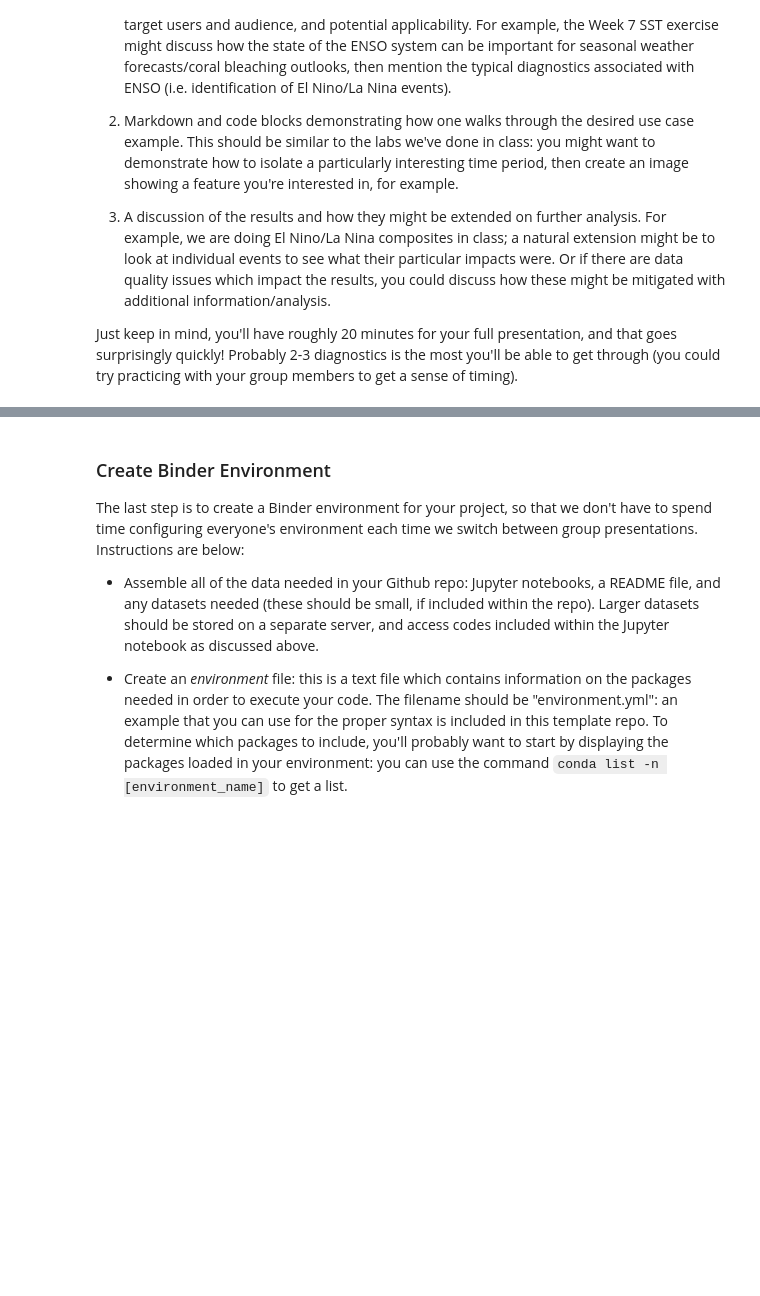
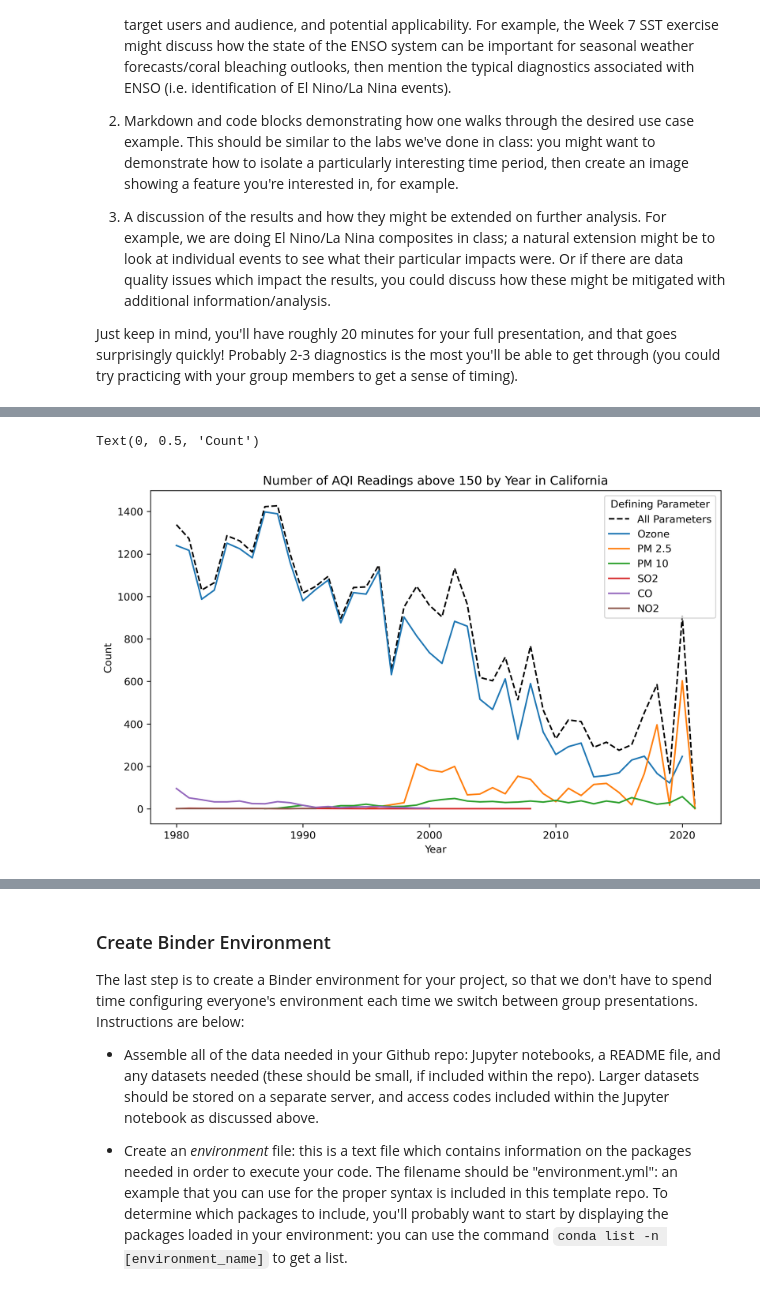
Before and after one commit to aqi-science/notebook, a Jupyter notebook: HW3_template.ipynb, the cells around one changed output, grey strips where cells are left out. Saved outputs shown, nothing was run; the diff lists cells and outputs as text; code cells hidden in the pictures; blank space fills up the shorter version.

```diff
--- a/HW3_template.ipynb
+++ b/HW3_template.ipynb
@@ -228,0 +330,42 @@ Just keep in mind, you'll have roughly 20 minutes for your full presentation, an
+# %%
+aqi_unhealthy_ca = aqi_unhealthy[aqi_unhealthy['State Name'] == 'California']
+# %%
+ozone_unhealthy_ca = aqi_unhealthy_ca[aqi_unhealthy_ca['Defining Parameter'] == 'Ozone']
+pm25_unhealthy_ca = aqi_unhealthy_ca[aqi_unhealthy_ca['Defining Parameter'] == 'PM2.5']
+pm10_unhealthy_ca = aqi_unhealthy_ca[aqi_unhealthy_ca['Defining Parameter'] == 'PM10']
+so2_unhealthy_ca = aqi_unhealthy_ca[aqi_unhealthy_ca['Defining Parameter'] == 'SO2']
+co_unhealthy_ca = aqi_unhealthy_ca[aqi_unhealthy_ca['Defining Parameter'] == 'CO']
+no2_unhealthy_ca = aqi_unhealthy_ca[aqi_unhealthy_ca['Defining Parameter'] == 'NO2']
+# %%
+counts_aqi_unhealthy_ca = aqi_unhealthy_ca.groupby('year').size().reset_index(name='count')
+counts_ozone_unhealthy_ca = ozone_unhealthy_ca.groupby('year').size().reset_index(name='count')
+counts_pm25_unhealthy_ca = pm25_unhealthy_ca.groupby('year').size().reset_index(name='count')
+counts_pm10_unhealthy_ca = pm10_unhealthy_ca.groupby('year').size().reset_index(name='count')
+counts_so2_unhealthy_ca = so2_unhealthy_ca.groupby('year').size().reset_index(name='count')
+counts_co_unhealthy_ca = co_unhealthy_ca.groupby('year').size().reset_index(name='count')
+counts_no2_unhealthy_ca = no2_unhealthy_ca.groupby('year').size().reset_index(name='count')
+# %%
+fig, ax = plt.subplots(figsize=(10,6), dpi = 300)
+
+plt.plot(counts_aqi_unhealthy_ca['year'], counts_aqi_unhealthy_ca['count'],
+         label = 'All Parameters', ls = 'dashed', color = 'black')
+plt.plot(counts_ozone_unhealthy_ca['year'], counts_ozone_unhealthy_ca['count'],
+         label = 'Ozone')
+plt.plot(counts_pm25_unhealthy_ca['year'], counts_pm25_unhealthy_ca['count'],
+         label = 'PM 2.5')
+plt.plot(counts_pm10_unhealthy_ca['year'], counts_pm10_unhealthy_ca['count'],
+         label = 'PM 10')
+plt.plot(counts_so2_unhealthy_ca['year'], counts_so2_unhealthy_ca['count'],
+         label = 'SO2')
+plt.plot(counts_co_unhealthy_ca['year'], counts_co_unhealthy_ca['count'],
+         label = 'CO')
+plt.plot(counts_no2_unhealthy_ca['year'], counts_no2_unhealthy_ca['count'],
+         label = 'NO2')
+
+ax.legend(title = 'Defining Parameter')
+plt.title('Number of AQI Readings above 150 by Year in California')
+plt.xlabel('Year')
+plt.ylabel('Count')
+# %% [output]
+Text(0, 0.5, 'Count')
+[figure, added]
```
Also changed, not shown: parts of 17 cells of this notebook, 1 other file.
